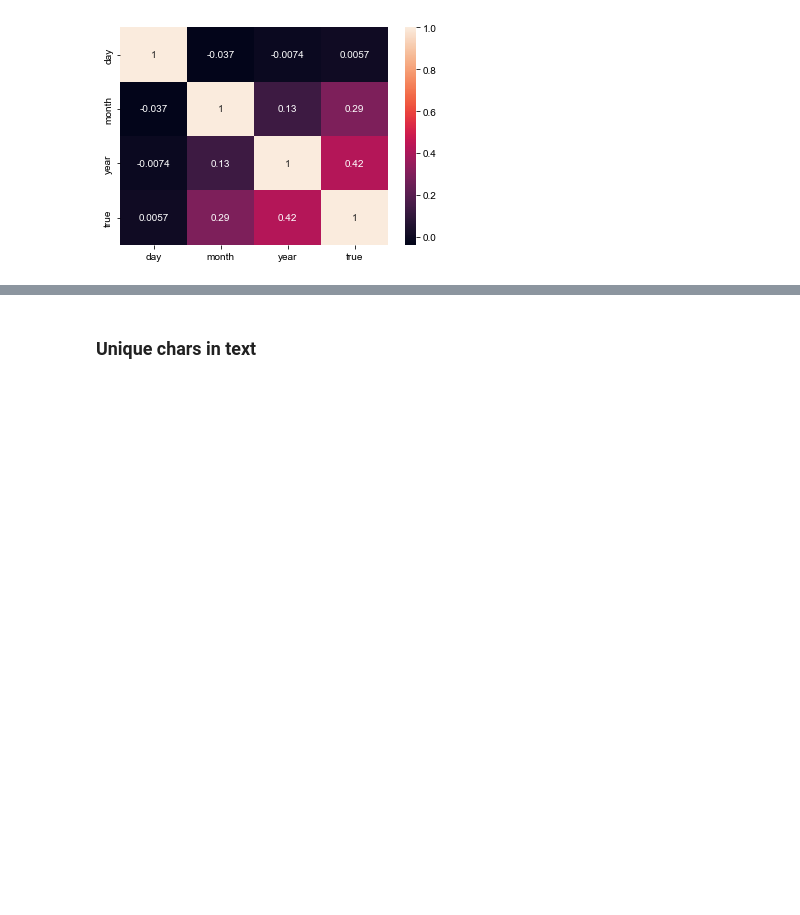
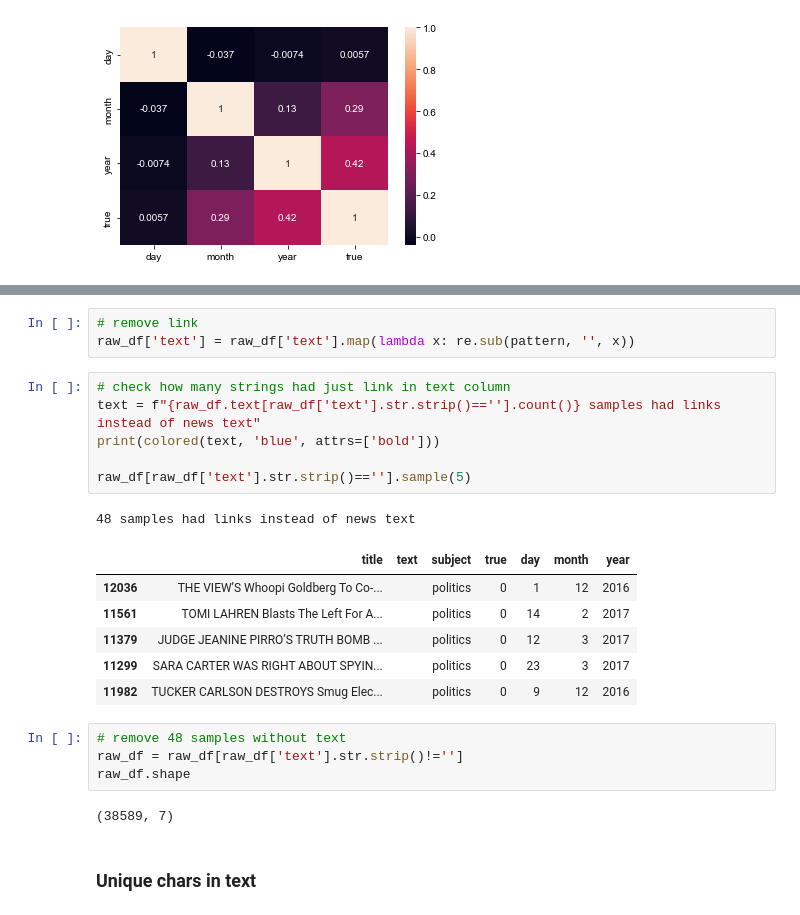
Before and after one commit to CFG-Spring-Data-1/Group-4, a Jupyter notebook: Project/Fake_Vs_Real_News.ipynb, the cells around one changed output, grey strips where cells are left out. Drawn from its saved outputs; the diff is of its cells as text; blank space fills up the shorter version.

```diff
--- a/Project/Fake_Vs_Real_News.ipynb
+++ b/Project/Fake_Vs_Real_News.ipynb
@@ -676,3 +563,26 @@ sns.set(rc={'figure.figsize':(10,6)})
+# %%
+# remove link
+raw_df['text'] = raw_df['text'].map(lambda x: re.sub(pattern, '', x))
+# %%
+# check how many strings had just link in text column
+text = f"{raw_df.text[raw_df['text'].str.strip()==''].count()} samples had links instead of news text"
+print(colored(text, 'blue', attrs=['bold']))
+
+raw_df[raw_df['text'].str.strip()==''].sample(5)
+# %% [output]
+48 samples had links instead of news text
+|  | title | text | subject | true | day | month | year |
+| 12036 | THE VIEW’S Whoopi Goldberg To Co-... |  | politics | 0 | 1 | 12 | 2016 |
+| 11561 | TOMI LAHREN Blasts The Left For A... |  | politics | 0 | 14 | 2 | 2017 |
+| 11379 | JUDGE JEANINE PIRRO’S TRUTH BOMB ... |  | politics | 0 | 12 | 3 | 2017 |
+| 11299 | SARA CARTER WAS RIGHT ABOUT SPYIN... |  | politics | 0 | 23 | 3 | 2017 |
+| 11982 | TUCKER CARLSON DESTROYS Smug Elec... |  | politics | 0 | 9 | 12 | 2016 |
+# %%
+# remove 48 samples without text
+raw_df = raw_df[raw_df['text'].str.strip()!='']
+raw_df.shape
+# %% [output]
+(38589, 7)
 # %% [markdown]
 ### Unique chars in text
 # %% [markdown]
```
Also changed, not shown: parts of 79 cells of this notebook, 1 other file.
